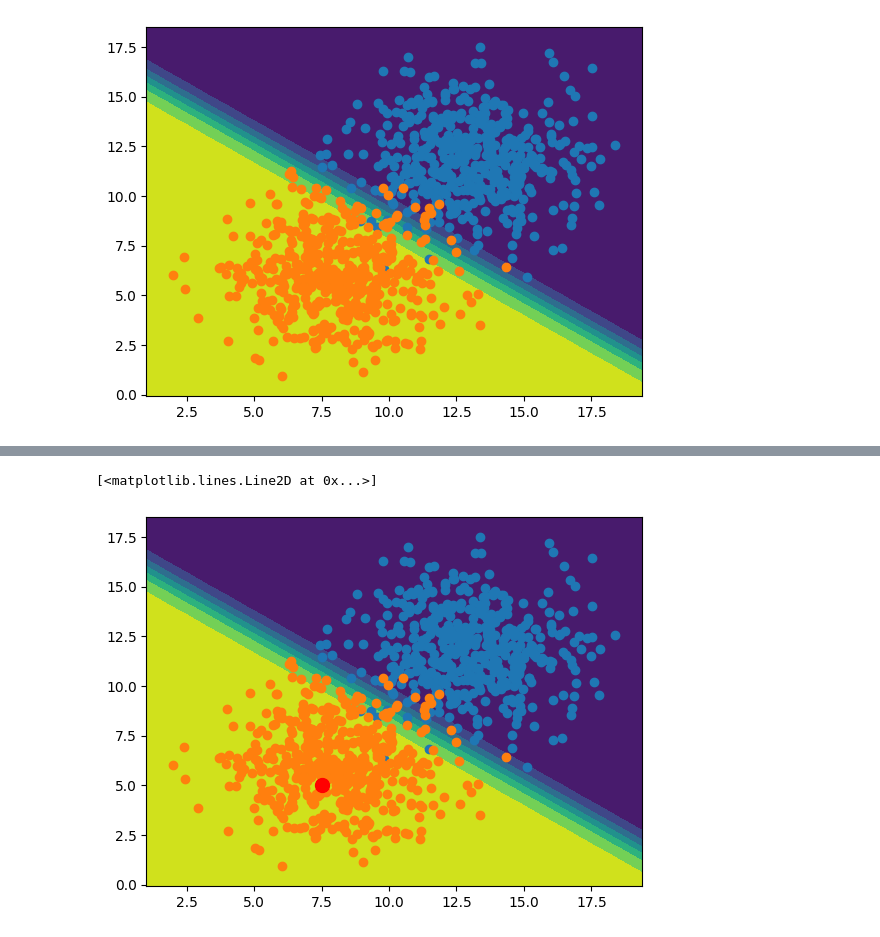
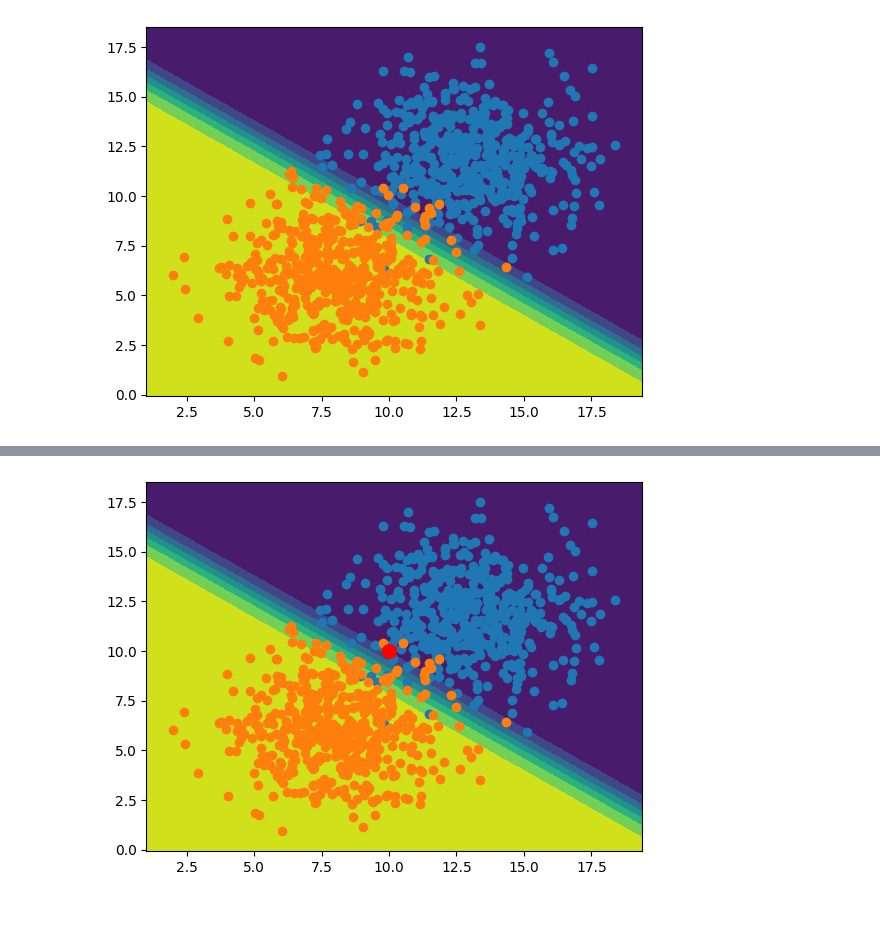
Before and after one commit to OmarGudi/Proyect_Thesis, a Jupyter notebook: Detect_Lines/Keras/Perceptron_Keras.ipynb, the cells around one changed output, grey strips where cells are left out. Cells and saved outputs as stored; diff of their text form; code cells hidden in the pictures.

```diff
--- a/Detect_Lines/Keras/Perceptron_Keras.ipynb
+++ b/Detect_Lines/Keras/Perceptron_Keras.ipynb
@@ -80,9 +80,10 @@ plot_decision_boundery(X, y, model)
 [figure]
 # %%
 plot_decision_boundery(X, y, model)
-x = 7.5
-y = 5
+x = 10
+y = 10
 point = np.array([[x, y]])
 prediction = model.predict(point)
 plt.plot([x], [y], marker="o", markersize=10, color="red")
+print(str(prediction*100) + "%")
 # %% [output]
@@ -91,2 +93 @@ plt.plot([x], [y], marker="o", markersize=10, color="red")
-[<matplotlib.lines.Line2D at 0x...>]
-[figure, old version]
+[figure, new version]
```
Also changed, not shown: parts of 1 cell of this notebook.
